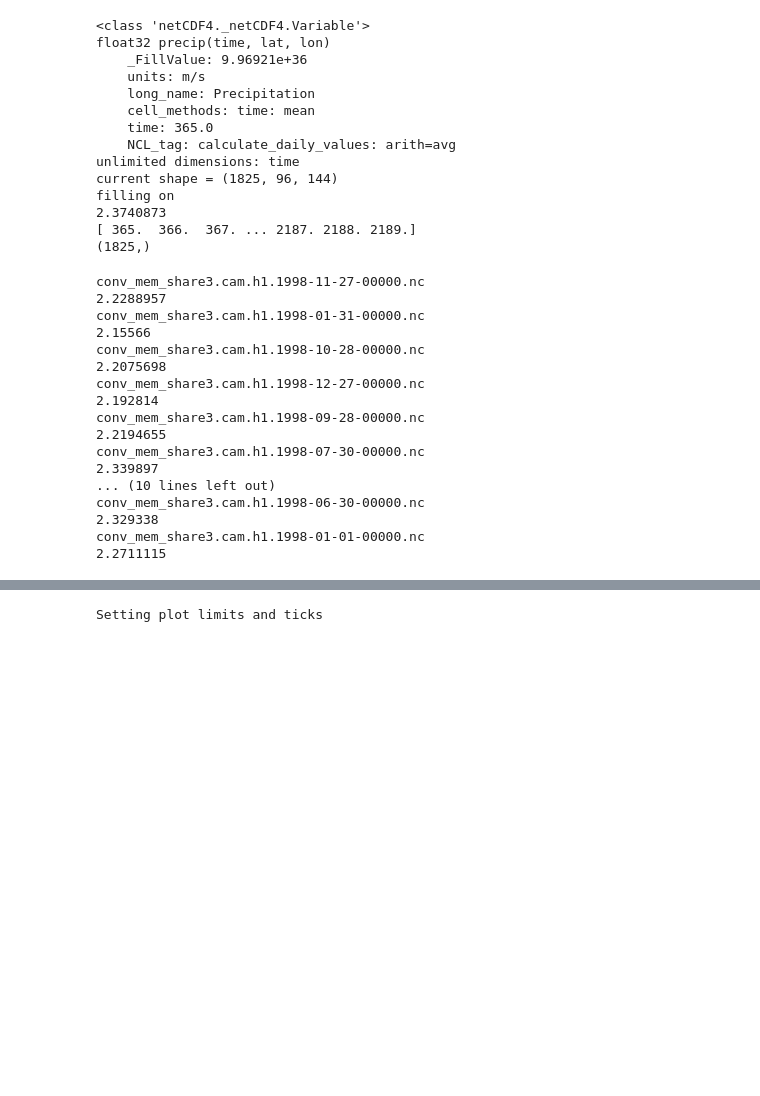
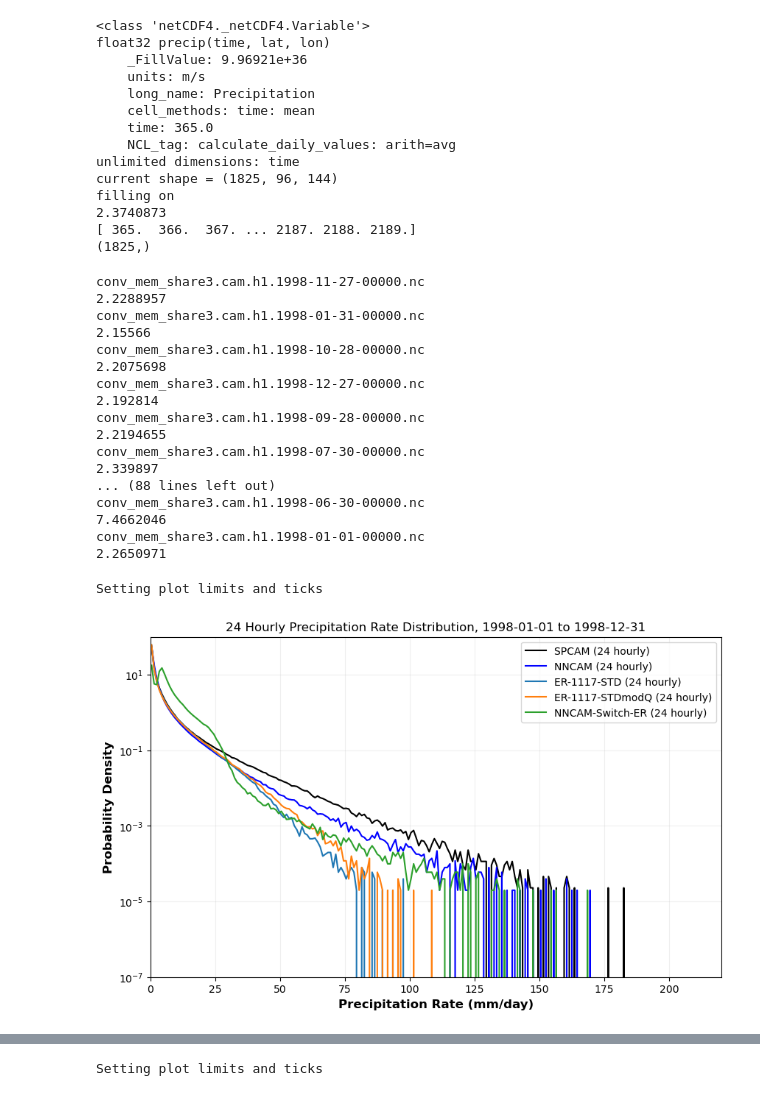
Before and after one commit to chenj209/clima_analysis, a Jupyter notebook: precipitation/precipitation_intensity.ipynb, the cells around one changed output, grey strips where cells are left out. Cells and saved outputs as stored; diff of their text form; code cells hidden in the pictures; blank space fills up the shorter version.

Commit message:
visualize distribution

```diff
--- a/precipitation/precipitation_intensity.ipynb
+++ b/precipitation/precipitation_intensity.ipynb
@@ -22,7 +22,8 @@ nncam_path = "/Users/jianda/Projects/experience_replay_data/nncam/"
 # er_mixhalf_minmax_path = "/Users/jianda/Projects/experience_replay_data/er_mix0.5_minmax/nc_files/"
 # er_mixfull_minmax_path = "/Users/jianda/Projects/experience_replay_data/er_mix1.0_minmax/nc_files/"
 er_1117_std_path = "/Users/jianda/Projects/experience_replay_data/er1117/nc_files/"
-er_111y_stdmodQ_path = "/Users/jianda/Projects/experience_replay_data/er1117_stdmodQ/nc_files/"
+er_1117_stdmodQ_path = "/Users/jianda/Projects/experience_replay_data/er1117_stdmodQ/nc_files/"
+nncam_switch_er_path = "/Users/jianda/Projects/experience_replay_data/baseline_switch5376_replay_buffer/nc_files/"
 # %%
 def load_precip_from_h1_nc(nc_dir_path, include_pattern=None, exclude_pattern=None):
     """
@@ -141,7 +142,8 @@ nncam_precip = load_precip_from_h1_nc(nncam_path)
 # er_mixfull_perturbls_minmax_precip = load_precip_from_h1_nc(er_mixfull_perturbls_minmax_path)
 # er_mixfull_minmax_precip = load_precip_from_h1_nc(er_mixfull_minmax_path)
 er_1117_std_precip = load_precip_from_h1_nc(er_1117_std_path)
-er_1117_stdmodQ_precip = load_precip_from_h1_nc(er_111y_stdmodQ_path)
+er_1117_stdmodQ_precip = load_precip_from_h1_nc(er_1117_stdmodQ_path)
+nncam_switch_er_precip = load_precip_from_h1_nc(nncam_switch_er_path)
 # %% [output]
 conv_mem_share3.cam.h1.1998-11-27-00000.nc
 2.2288957
@@ -155,11 +157,11 @@ conv_mem_share3.cam.h1.1998-09-28-00000.nc
 2.2194655
 conv_mem_share3.cam.h1.1998-07-30-00000.nc
 2.339897
-... (10 lines left out)
+... (88 lines left out)
 conv_mem_share3.cam.h1.1998-06-30-00000.nc
-2.329338
+7.4662046
 conv_mem_share3.cam.h1.1998-01-01-00000.nc
-2.2711115
+2.2650971
 # %%
 PLOT_CONFIG = {
     'xlabel': 'mm/day',
@@ -180,3 +182,63 @@ PLOT_CONFIG = {
     'tick_fontsize': 10,
     'colors': ['black', 'orange', 'orange', 'red', 'red', 'purple', 'purple', 'pink', 'pink']
 }
+# %%
+date_start = '1998-01-01'
+date_end = '1998-12-31'
+# Resample to 6 hourly averages using pandas
+spcam_hourly = spcam_precip.loc[date_start:date_end].resample('24h').mean(0)
+# nncamrh_hourly = nncamrh_precip.loc[date_start:date_end].resample('24h').mean(0)
+nncam_hourly = nncam_precip.loc[date_start:date_end].resample('24h').mean(0)
+er_1117_std_hourly = er_1117_std_precip.loc[date_start:date_end].resample('24h').mean(0)
+er_1117_stdmodQ_hourly = er_1117_stdmodQ_precip.loc[date_start:date_end].resample('24h').mean(0)
+nncam_switch_er_hourly = nncam_switch_er_precip.loc[date_start:date_end].resample('24h').mean(0)
+# Create histogram for hourly data
+plt.figure(figsize=(10, 6))
+hist_spcam, bins_spcam = np.histogram(spcam_hourly, bins=np.linspace(0, PLOT_CONFIG['xlim'][1], PLOT_CONFIG['xlim'][1]+1), density=True)
+hist_nncam, bins_nncam = np.histogram(nncam_hourly, bins=np.linspace(0, PLOT_CONFIG['xlim'][1], PLOT_CONFIG['xlim'][1]+1), density=True)
+hist_er_1117_std, bins_er_1117_std = np.histogram(er_1117_std_hourly, bins=np.linspace(0, PLOT_CONFIG['xlim'][1], PLOT_CONFIG['xlim'][1]+1), density=True)
+hist_er_1117_stdmodQ, bins_er_1117_stdmodQ = np.histogram(er_1117_stdmodQ_hourly, bins=np.linspace(0, PLOT_CONFIG['xlim'][1], PLOT_CONFIG['xlim'][1]+1), density=True)
+hist_nncam_switch_er, bins_nncam_switch_er = np.histogram(nncam_switch_er_hourly, bins=np.linspace(0, PLOT_CONFIG['xlim'][1], PLOT_CONFIG['xlim'][1]+1), density=True)
+plt.clf()  # Clear the histogram plots
+
+bin_centers_spcam = (bins_spcam[:-1] + bins_spcam[1:]) / 2
+bin_centers_nncam = (bins_nncam[:-1] + bins_nncam[1:]) / 2
+bin_centers_er_1117_std = (bins_er_1117_std[:-1] + bins_er_1117_std[1:]) / 2
+bin_centers_er_1117_stdmodQ = (bins_er_1117_stdmodQ[:-1] + bins_er_1117_stdmodQ[1:]) / 2
+bin_centers_nncam_switch_er = (bins_nncam_switch_er[:-1] + bins_nncam_switch_er[1:]) / 2
+
+
+plt.semilogy(bin_centers_spcam, hist_spcam*100, label='SPCAM (24 hourly)',color='black')
+plt.semilogy(bin_centers_nncam, hist_nncam*100, label='NNCAM (24 hourly)',color='blue')
+plt.semilogy(bin_centers_er_1117_std, hist_er_1117_std*100, label='ER-1117-STD (24 hourly)')
+plt.semilogy(bin_centers_er_1117_stdmodQ, hist_er_1117_stdmodQ*100, label='ER-1117-STDmodQ (24 hourly)')
+plt.semilogy(bin_centers_nncam_switch_er, hist_nncam_switch_er*100, label='NNCAM-Switch-ER (24 hourly)')
+
+plt.xlabel(PLOT_CONFIG['xlabel'], fontweight='bold', fontsize=PLOT_CONFIG['label_fontsize'])
+plt.ylabel(PLOT_CONFIG['ylabel'], fontweight='bold', fontsize=PLOT_CONFIG['label_fontsize'])
+plt.legend(loc=PLOT_CONFIG['legend_loc'], fontsize=PLOT_CONFIG['legend_fontsize'])
+plt.grid(True, which="both", ls="-", alpha=0.2)
+
+print("Setting plot limits and ticks")
+plt.ylim(*PLOT_CONFIG['ylim'])
+# print(PLOT_CONFIG['xlim'])
+plt.xlim(*PLOT_CONFIG['xlim'])
+
+plt.xticks(PLOT_CONFIG['xticks'], fontsize=PLOT_CONFIG['tick_fontsize'])
+plt.yticks(PLOT_CONFIG['yticks']['values'],
+            PLOT_CONFIG['yticks']['labels'],
+            fontsize=PLOT_CONFIG['tick_fontsize'])
+
+plt.xlabel('Precipitation Rate (mm/day)')
+plt.ylabel('Probability Density')
+plt.title(f'24 Hourly Precipitation Rate Distribution, {date_start} to {date_end}')
+plt.legend()
+# plt.yscale('log')
+# plt.xscale('log')
+plt.xscale('linear')
+plt.yscale('log')
+plt.grid(True, which="both", ls="-", alpha=0.2)
+plt.show()
+# %% [output]
+Setting plot limits and ticks
+[figure, added]
```
Also changed, not shown: parts of 2 cells of this notebook.
